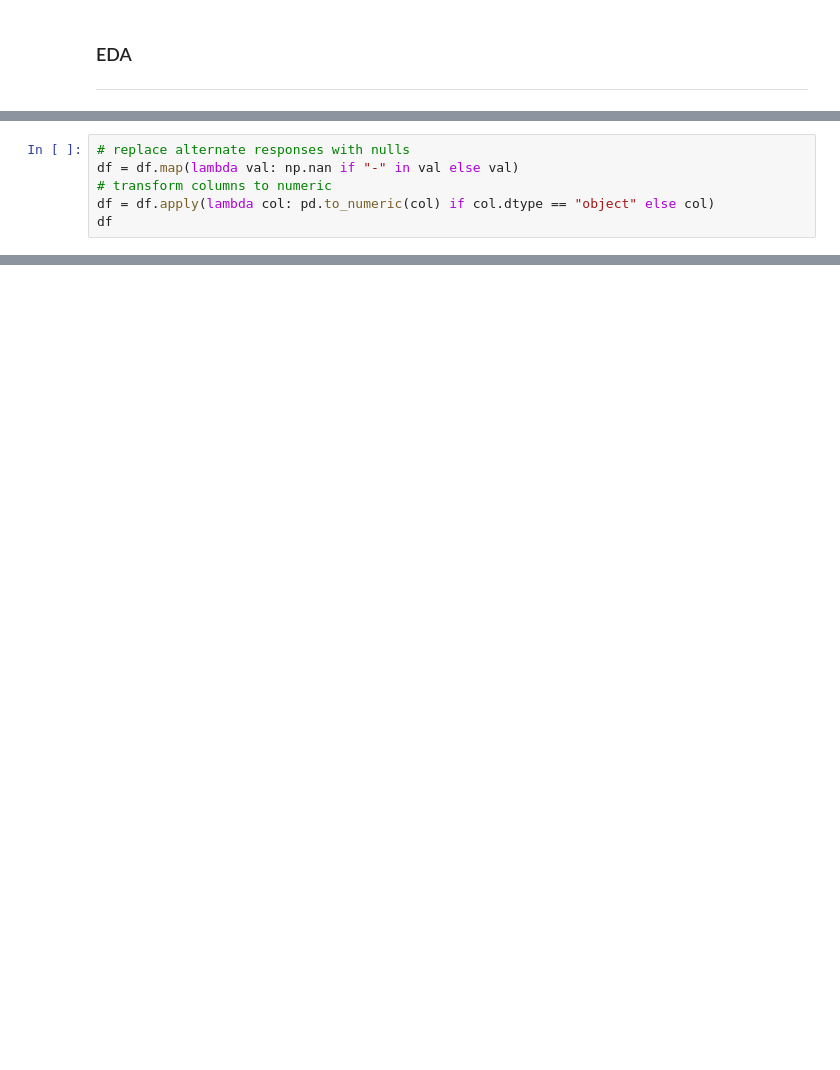
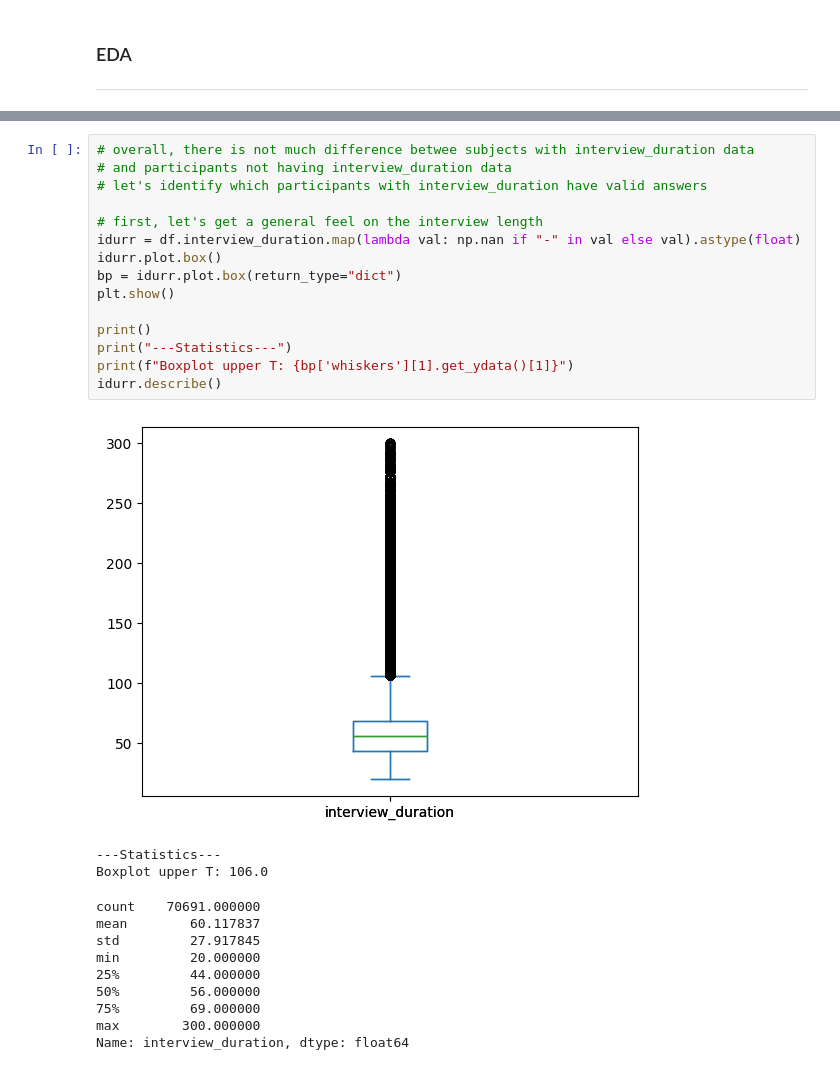
Before and after one commit to celupa/political_engagement_research, a Jupyter notebook: notebook.ipynb, the cells around one changed output, grey strips where cells are left out. Drawn from its saved outputs; the diff is of its cells as text; blank space fills up the shorter version.

```diff
--- a/notebook.ipynb
+++ b/notebook.ipynb
@@ -86,6 +89,0 @@ dtype: float64
-# %%
-# replace alternate responses with nulls
-df = df.map(lambda val: np.nan if "-" in val else val)
-# transform columns to numeric
-df = df.apply(lambda col: pd.to_numeric(col) if col.dtype == "object" else col)
-df
@@ -111,0 +186,28 @@ df
+# %%
+# overall, there is not much difference betwee subjects with interview_duration data
+# and participants not having interview_duration data
+# let's identify which participants with interview_duration have valid answers
+
+# first, let's get a general feel on the interview length
+idurr = df.interview_duration.map(lambda val: np.nan if "-" in val else val).astype(float)
+idurr.plot.box()
+bp = idurr.plot.box(return_type="dict")
+plt.show()
+
+print()
+print("---Statistics---")
+print(f"Boxplot upper T: {bp['whiskers'][1].get_ydata()[1]}")
+idurr.describe()
+# %% [output]
+[figure, added]
+---Statistics---
+Boxplot upper T: 106.0
+count    70691.000000
+mean        60.117837
+std         27.917845
+min         20.000000
+25%         44.000000
+50%         56.000000
+75%         69.000000
+max        300.000000
+Name: interview_duration, dtype: float64
```
Also changed, not shown: parts of 72 cells of this notebook, 22 other files.
